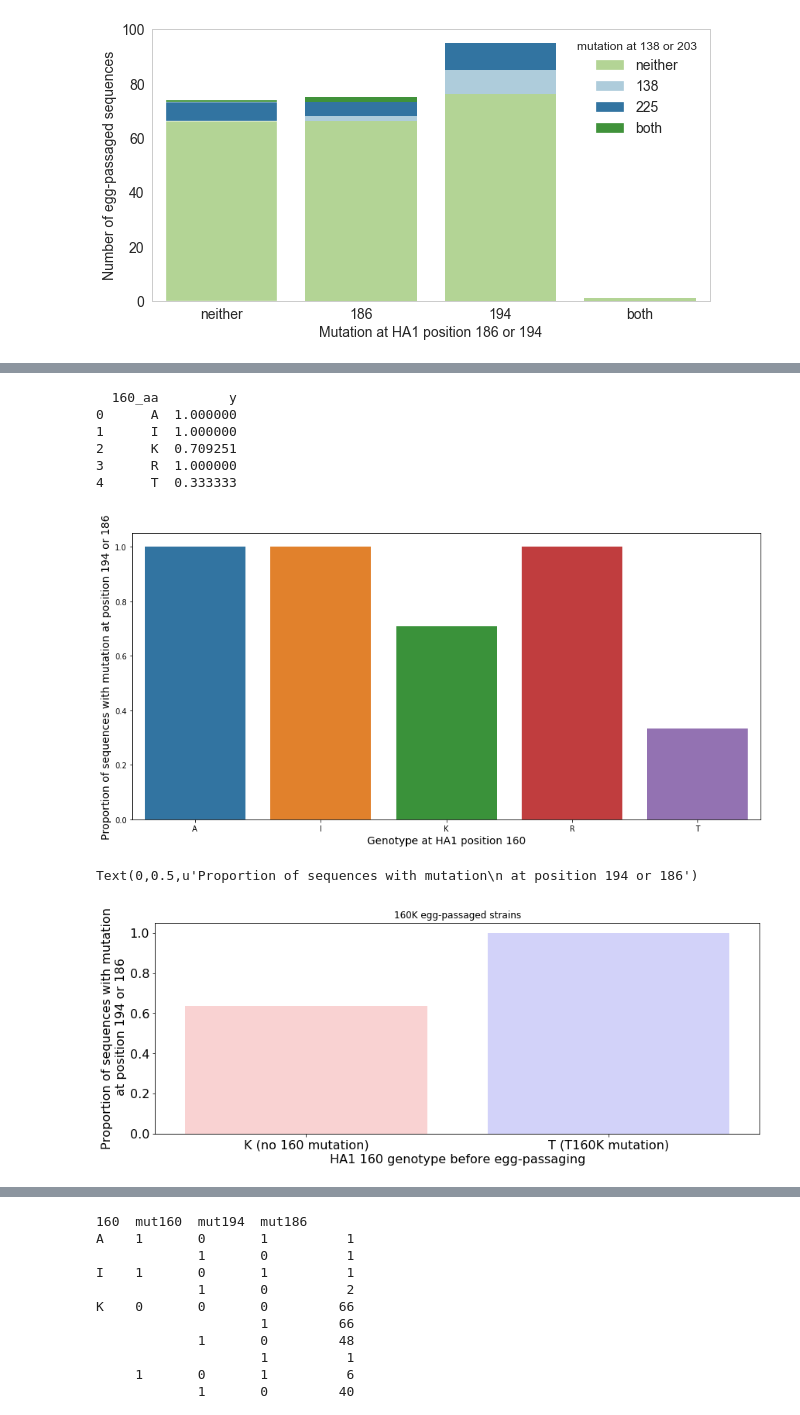
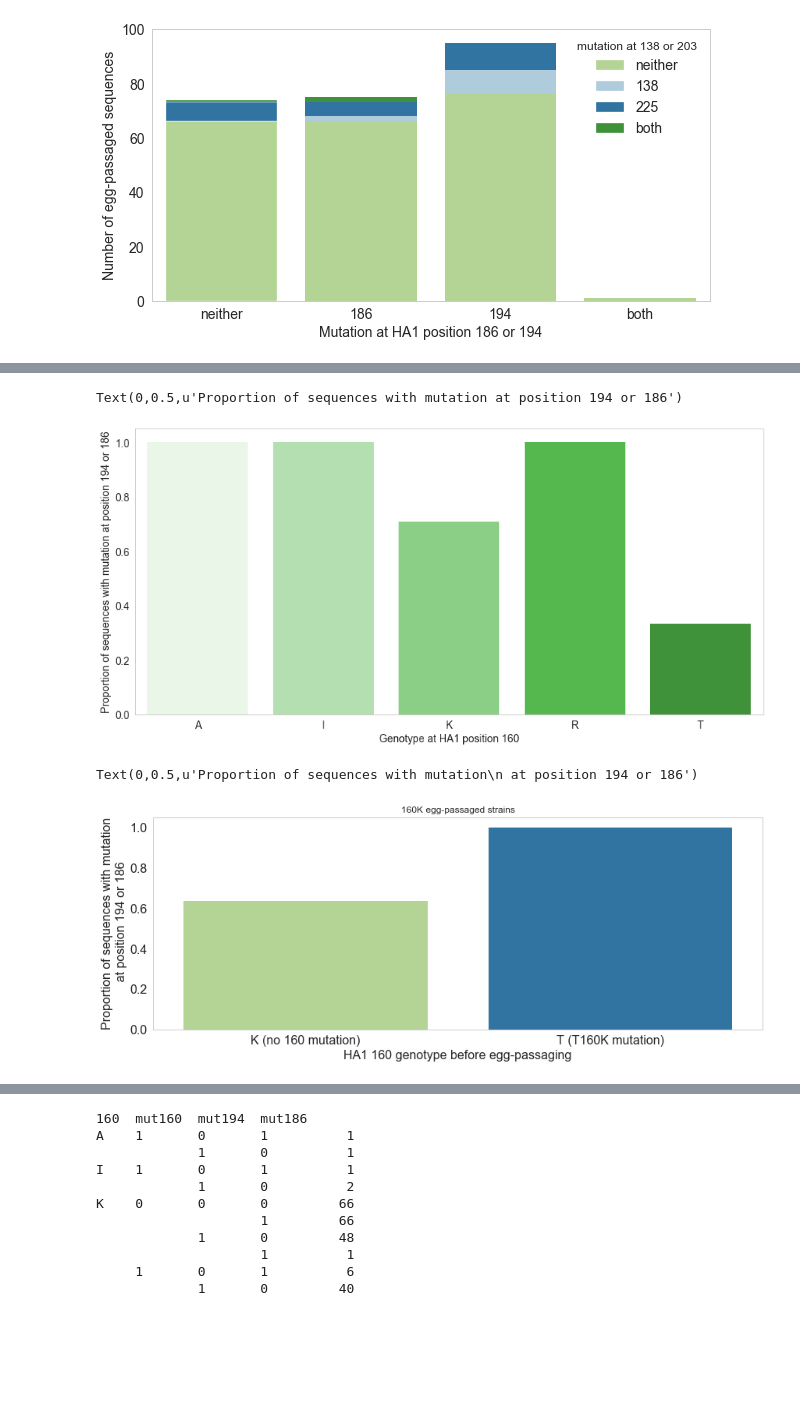
Before and after one commit to blab/egg-passage, a Jupyter notebook: notebooks/plot_takehomes.ipynb, the cells around one changed output, grey strips where cells are left out. Saved outputs shown, nothing was run; the diff lists cells and outputs as text; code cells hidden in the pictures; blank space fills up the shorter version.

Commit message:
all plots finished, with updated data

```diff
--- a/notebooks/plot_takehomes.ipynb
+++ b/notebooks/plot_takehomes.ipynb
@@ -214,0 +213,24 @@ Text(0,0.5,u'Number of egg-passaged sequences')
+# %%
+#D. Most seqs with mutation at 156 and/or 219 also have mut at 186.
+##This doesn't seem as striking with the new data, maybe leave out
+
+
+#Add column that is True is either 156 or 219 is mutated
+egg_df['mut156_219']=np.select(((egg_df.mut156==1)|(egg_df.mut219==1), (egg_df.mut156==0)&(egg_df.mut219==0)), (True, False))
+
+
+d_dict = {}
+for m in ['mut194','mut186']:
+    d_group = egg_df.groupby(['mut156_219'])[m].value_counts(normalize=True)
+    for (m1, m2), v in d_group.iteritems():
+        if m1==1 & m2==1:
+            d_dict[m]=[v]
+d_df = pd.DataFrame(d_dict).T.reset_index().rename(columns={'index':'mutation',0:'prevalence'})
+
+fig, ax = plt.subplots(figsize=(10,5))
+ax.grid(False)
+fig = sns.barplot(x='mutation', y='prevalence', data=d_df, ax=ax, palette=['#b2df8a','#1f78b4'])
+ax.tick_params(axis='both', labelsize=14)
+plt.xlabel('Mutation at HA1 position 186 or 194', size=14)
+plt.ylabel('Proportion of 156-mutated and/or 219-mutated sequences', size=14)
+plt.ylim(0,1.0)
@@ -215,30 +240,26 @@ Text(0,0.5,u'Number of egg-passaged sequences')
 # %%
 #E. Mutations occur preferentially in strains with 160 NOT = T
 
 #Add column that is True is either 194 or 186 is mutated
 egg_df['mut194_186']=np.select(((egg_df.mut194==1)|(egg_df.mut186==1), (egg_df.mut194==0)&(egg_df.mut186==0)), (True, False))
 
 e_group = egg_df.groupby('160')['mut194_186'].value_counts(normalize=True)
 e_dict = {}
 for (aa, mut), g in e_group.iteritems():
     if mut==True:
         e_dict[aa]=[g]
 
+
 e_df = pd.DataFrame(e_dict).T.reset_index().rename(columns={'index':'160_aa', 0:'y'})
 fig, ax = plt.subplots(figsize=(15,7))
-fig = sns.barplot(x='160_aa', y='y', data=e_df, ax=ax)
-
+fig = sns.barplot(x='160_aa', y='y', data=e_df, ax=ax, palette = ['#e7f8e6','#ade7a9','#80db7b','#46ca3d','#33a02c'])
+ax.tick_params(axis='both', labelsize=14)
+ax.grid(False)
 plt.xlabel('Genotype at HA1 position 160', size=14)
 plt.ylabel('Proportion of sequences with mutation at position 194 or 186', size=14)
-print e_df
 # %% [output]
-  160_aa         y
-0      A  1.000000
-1      I  1.000000
-2      K  0.709251
-3      R  1.000000
-4      T  0.333333
+Text(0,0.5,u'Proportion of sequences with mutation at position 194 or 186')
-[figure, old version]
+[figure, new version]
 # %%
 #F. 100% of T160K seqs mutate at an additional site (compared with 31% of other 160K seqs)
 
@@ -251,15 +272,16 @@ for (aa, mut), g in f_group.iteritems():
 
 f_df = pd.DataFrame(f_dict).T.reset_index().rename(columns={'index':'t160k_mutation', 0:'y'})
 fig, ax = plt.subplots(figsize=(14,5))
-fig = sns.barplot(x='t160k_mutation', y='y', data=f_df, ax=ax, palette= ['#ffcccc','#ccccff'])
+fig = sns.barplot(x='t160k_mutation', y='y', data=f_df, ax=ax, palette= ['#b2df8a','#1f78b4'])
 ax.tick_params(axis='both', labelsize=16)
 fig.set(xticklabels=['K (no 160 mutation)','T (T160K mutation)'], title='160K egg-passaged strains')
+ax.grid(False)
 plt.xlabel('HA1 160 genotype before egg-passaging', size=16)
 plt.ylabel('Proportion of sequences with mutation\n at position 194 or 186', size=16)
 # ax.text(0,-.1,'160 genotype\nbefore egg-passaging',transform=ax.transAxes)
 # %% [output]
 Text(0,0.5,u'Proportion of sequences with mutation\n at position 194 or 186')
-[figure, old version]
+[figure, new version]
 # %%
 #G. 160 only mutates when passaged in eggs if 160=T
 
```
Also changed, not shown: parts of 3 cells of this notebook.
